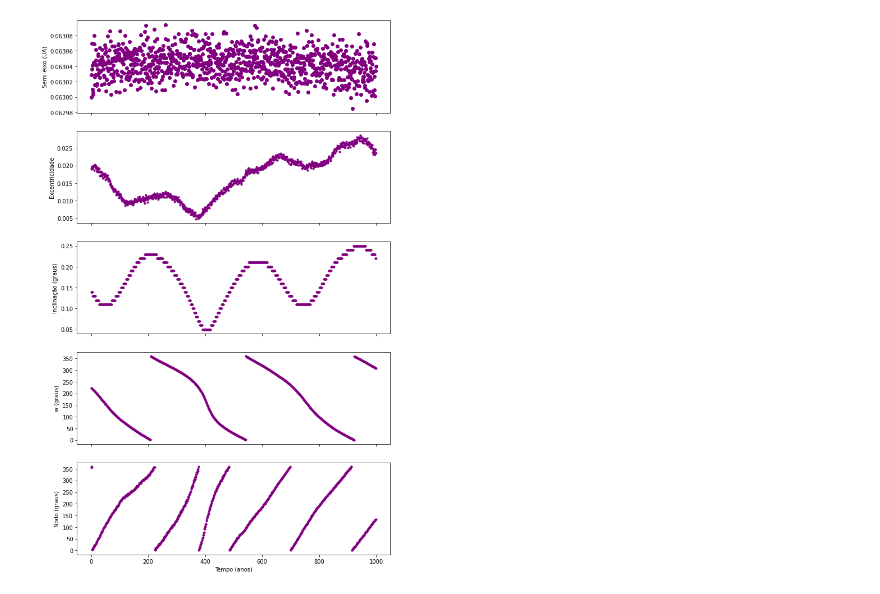
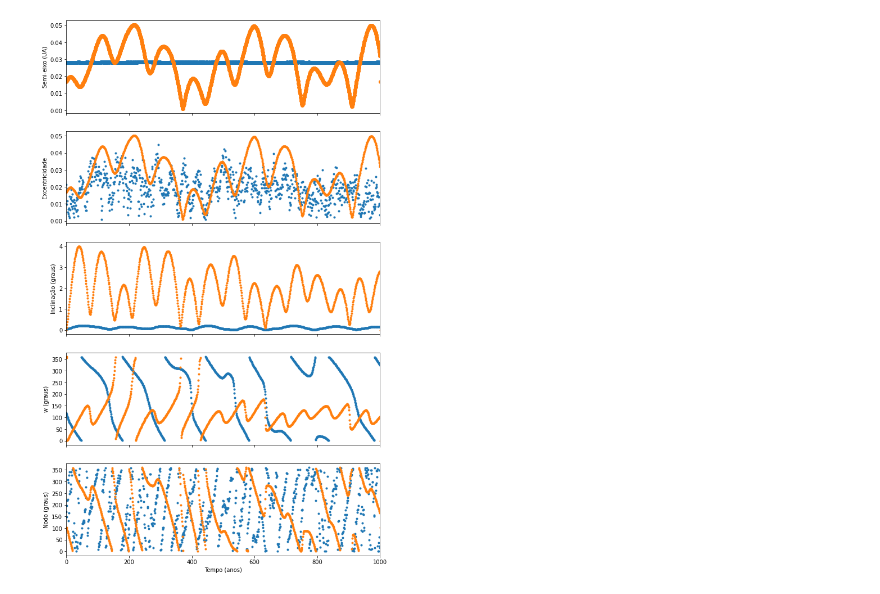
Before and after one commit to vnakayama/orbe, a Jupyter notebook: plotjupypter.ipynb, the cells around one changed output. Drawn from its saved outputs; the diff is of its cells as text; code cells hidden in the pictures.

Commit message:
changes for earth comparison

```diff
--- a/plotjupypter.ipynb
+++ b/plotjupypter.ipynb
@@ -9,7 +9,7 @@ qtd=7 #poe os objetos que vc tem além da estrela.
 
 ####Rode essa celula sem editar o que está aqui embaixo ################
 #para rodar a celula é só clicar em algum lugar aqui do texto e fazer "shift+enter"
-file=open('trappist_out.dat','r')
+file=open('solar_system/solar_system_out.dat','r')
 data=file.readlines()
 file.close()
 
@@ -48,49 +48,68 @@ for i in num:
     inc=lista[3]
     w=lista[4]
     nodo=lista[5]
-    datafile = open("trappist/data/trappist_"+str(i)+".txt", 'w')
+    datafile = open("solar_system/data/solar_system_"+str(i)+".txt", 'w')
     for j in range(0,len(t)):
         datafile.write(str(t[j])+" "+str(a[j]) + " " + str(e[j]) + " " + str(inc[j]) + " " +str(w[j])+" "+str(nodo[j])+"\n")
     datafile.close()
 # %%
 #agora rode esta celula
 import matplotlib.pyplot as plt
 
-#plotando dados para o objeto 1
-file=open('trappist/data/trappist_7.txt','r')               #se voce quer ver os dados do planeta 2, coloque _2 ao inves de _1
-data=file.readlines()
-file.close()
-t,a,e,i,w,nodo=[],[],[],[],[],[]
-for ii in range(0,len(data)):
-    t.append(float(data[ii].split()[0]))
-    a.append(float(data[ii].split()[1]))
-    e.append(float(data[ii].split()[2]))
-    i.append(float(data[ii].split()[3]))
-    w.append(float(data[ii].split()[4]))
-    nodo.append(float(data[ii].split()[5]))
+trappist = ['b','c','d','e','f','g','h']
+for l in range(7):
+    #plotando dados para o objeto 1
+    file1=open('trappist/data/trappist_{}.txt'.format(l+1),'r')               #se voce quer ver os dados do planeta 2, coloque _2 ao inves de _1
+    data=file1.readlines()
+    file1.close()
+    t1,a1,e1,i1,w1,nodo1=[],[],[],[],[],[]
+    for ii in range(0,len(data)):
+        t1.append(float(data[ii].split()[0]))
+        a1.append(float(data[ii].split()[1]))
+        e1.append(float(data[ii].split()[2]))
+        i1.append(float(data[ii].split()[3]))
+        w1.append(float(data[ii].split()[4]))
+        nodo1.append(float(data[ii].split()[5]))
+
+    file2=open('solar_system/data/solar_system_3.txt','r')               #se voce quer ver os dados do planeta 2, coloque _2 ao inves de _1
+    data=file2.readlines()
+    file2.close()
+    t2,a2,e2,i2,w2,nodo2=[],[],[],[],[],[]
+    for j in range(0,len(data)):
+        t2.append(float(data[j].split()[0]))
+        a2.append(float(data[j].split()[2]))
+        e2.append(float(data[j].split()[2]))
+        i2.append(float(data[j].split()[3]))
+        w2.append(float(data[j].split()[4]))
+        nodo2.append(float(data[j].split()[5]))
 
 
-fig, (ax1, ax2, ax3, ax4, ax5) = plt.subplots(5,1,sharex=True)
-fig.set_size_inches(10, 17.5)
-# fig.suptitle('Mercúrio')
+    fig, (ax1, ax2, ax3, ax4, ax5) = plt.subplots(5,1,sharex=True)
+    fig.set_size_inches(10, 17.5)
+    # fig.suptitle('Mercúrio')
 
-ax1.plot(t,a, color='purple', marker='o', linestyle='')
-ax1.set_ylabel('Semi-eixo (UA)')
+    ax1.plot(t1,a1,a2, marker='o', linestyle='')
+    ax1.set_xlim(0, 1000)
+    ax1.set_ylabel('Semi-eixo (UA)')
 
-ax2.plot(t,e, color='purple', marker='.', linestyle='')
-ax2.set_ylabel('Excentricidade')
+    ax2.plot(t1,e1,e2, marker='.', linestyle='')
+    ax2.set_xlim(0, 1000)
+    ax2.set_ylabel('Excentricidade')
 
-ax3.plot(t,i, color='purple', marker='.', linestyle='')
-ax3.set_ylabel('Inclinação (graus)')
+    ax3.plot(t1,i1,i2, marker='.', linestyle='')
+    ax3.set_xlim(0, 1000)
+    ax3.set_ylabel('Inclinação (graus)')
 
-ax4.plot(t,w, color='purple', marker='.', linestyle='')
-ax4.set_ylabel('w (graus)')
+    ax4.plot(t1,w1,w2, marker='.', linestyle='')
+    ax4.set_xlim(0, 1000)
+    ax4.set_ylabel('w (graus)')
 
-ax5.plot(t,nodo, color='purple', marker='.', linestyle='')
-ax5.set_ylabel('Nodo (graus)')
-ax5.set_xlabel('Tempo (anos)')
+    ax5.plot(t1,nodo1,nodo2, marker='.', linestyle='')
+    ax5.set_xlim(0, 1000)
+    ax5.set_ylabel('Nodo (graus)')
+    ax5.set_xlabel('Tempo (anos)')
 
-plt.show()
-fig.savefig('trappist/img/trappist1-h.png')
+    # plt.show()
+    fig.savefig('compare/earth_t1{}.png'.format(trappist[l]))
 # %% [output]
-[figure, old version]
+[figure, new version]
```
Also changed, not shown: 1 other file.
